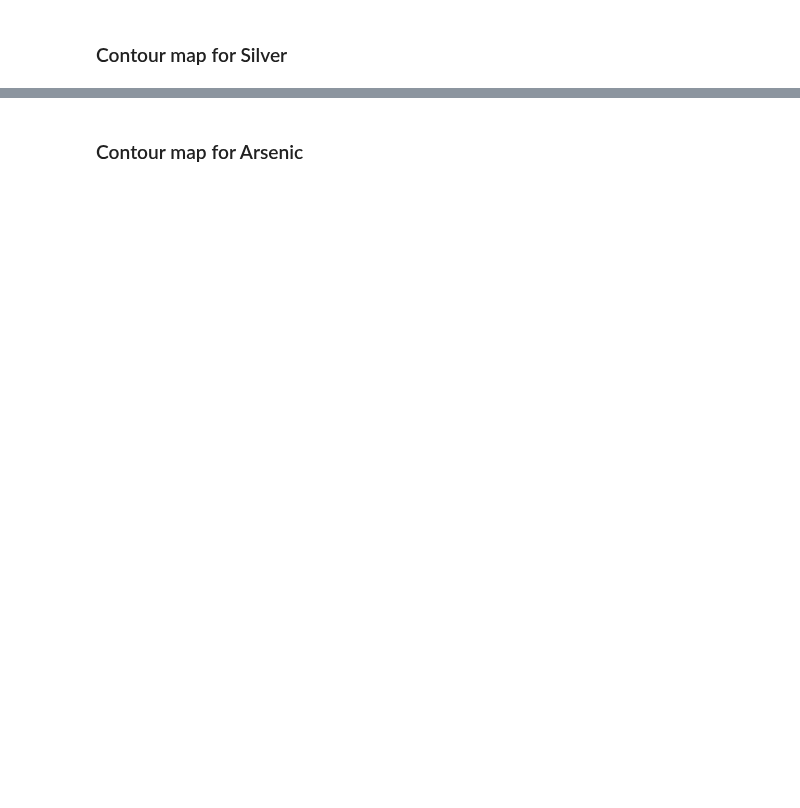
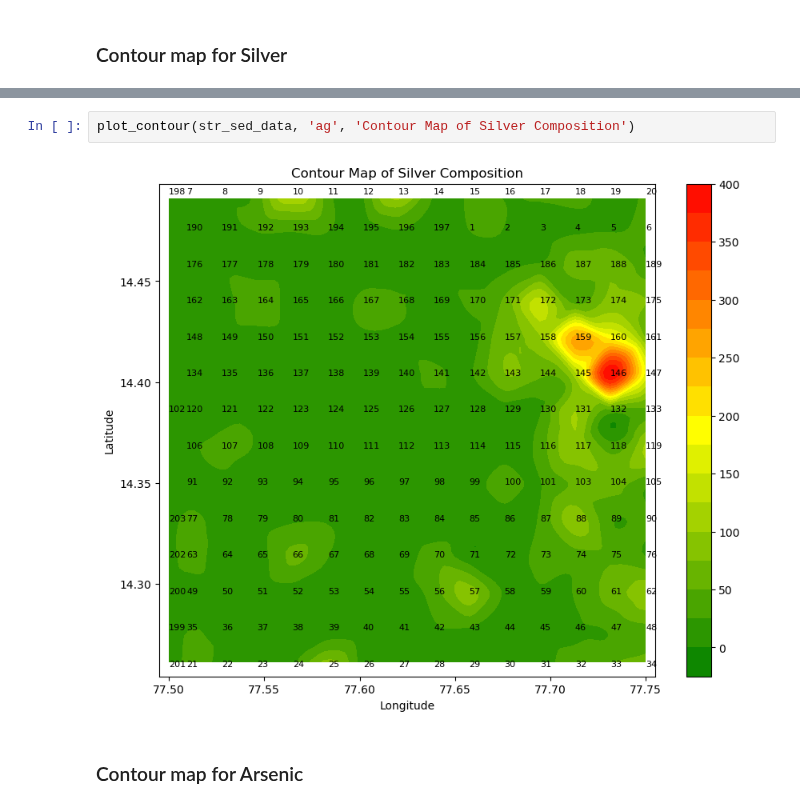
Before and after one commit to Ashish-Sasna/CMT-GSC-AI, a Jupyter notebook: Stream Sediment Analysis.ipynb, the cells around one changed output, grey strips where cells are left out. Drawn from its saved outputs; the diff is of its cells as text; blank space fills up the shorter version.

```diff
--- a/Stream Sediment Analysis.ipynb
+++ b/Stream Sediment Analysis.ipynb
@@ -291,3 +273,7 @@ plt.show()
+# %%
+plot_contour(str_sed_data, 'ag', 'Contour Map of Silver Composition')
+# %% [output]
+[figure, added]
 # %% [markdown]
 ### Contour map for Arsenic
 # %%
```
Also changed, not shown: parts of 20 cells of this notebook, 3 other files.
